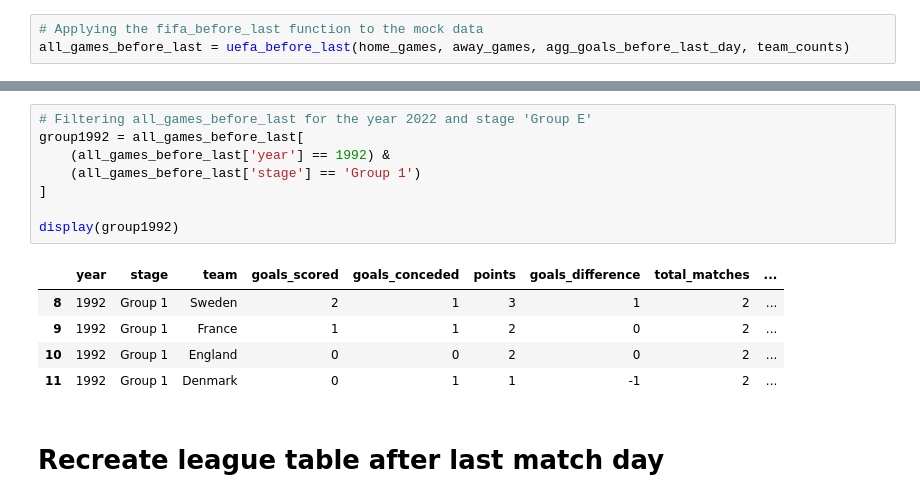
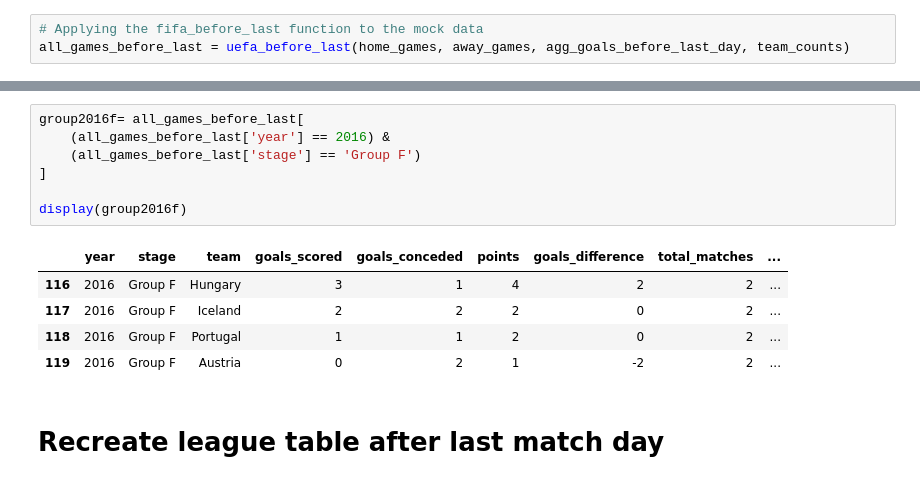
Before and after one commit to AEGDDI/tiebreak_wc, a Jupyter notebook: code/wiki/men/uefa/tb_eu_uefa_men.ipynb, the cells around one changed output, grey strips where cells are left out. Saved outputs shown, nothing was run; the diff lists cells and outputs as text.

```diff
--- a/code/wiki/men/uefa/tb_eu_uefa_men.ipynb
+++ b/code/wiki/men/uefa/tb_eu_uefa_men.ipynb
@@ -171,17 +141,16 @@ display(group2024d)
-# %%
-# Filtering all_games_before_last for the year 2022 and stage 'Group E'
-group1992 = all_games_before_last[
-    (all_games_before_last['year'] == 1992) &
-    (all_games_before_last['stage'] == 'Group 1')
-]
-
-display(group1992)
-# %% [output]
-|  | year | stage | team | goals_scored | goals_conceded | points | goals_difference | total_matches | ... |
-| 8 | 1992 | Group 1 | Sweden | 2 | 1 | 3 | 1 | 2 | ... |
-| 9 | 1992 | Group 1 | France | 1 | 1 | 2 | 0 | 2 | ... |
-| 10 | 1992 | Group 1 | England | 0 | 0 | 2 | 0 | 2 | ... |
-| 11 | 1992 | Group 1 | Denmark | 0 | 1 | 1 | -1 | 2 | ... |
+# %%
+group2016f= all_games_before_last[
+    (all_games_before_last['year'] == 2016) &
+    (all_games_before_last['stage'] == 'Group F')
+]
+
+display(group2016f)
+# %% [output]
+|  | year | stage | team | goals_scored | goals_conceded | points | goals_difference | total_matches | ... |
+| 116 | 2016 | Group F | Hungary | 3 | 1 | 4 | 2 | 2 | ... |
+| 117 | 2016 | Group F | Iceland | 2 | 2 | 2 | 0 | 2 | ... |
+| 118 | 2016 | Group F | Portugal | 1 | 1 | 2 | 0 | 2 | ... |
+| 119 | 2016 | Group F | Austria | 0 | 2 | 1 | -2 | 2 | ... |
 # %% [markdown]
 # Recreate league table after last match day
 # %% [markdown]
```
Also changed, not shown: parts of 9 cells of this notebook, 8 other files.
